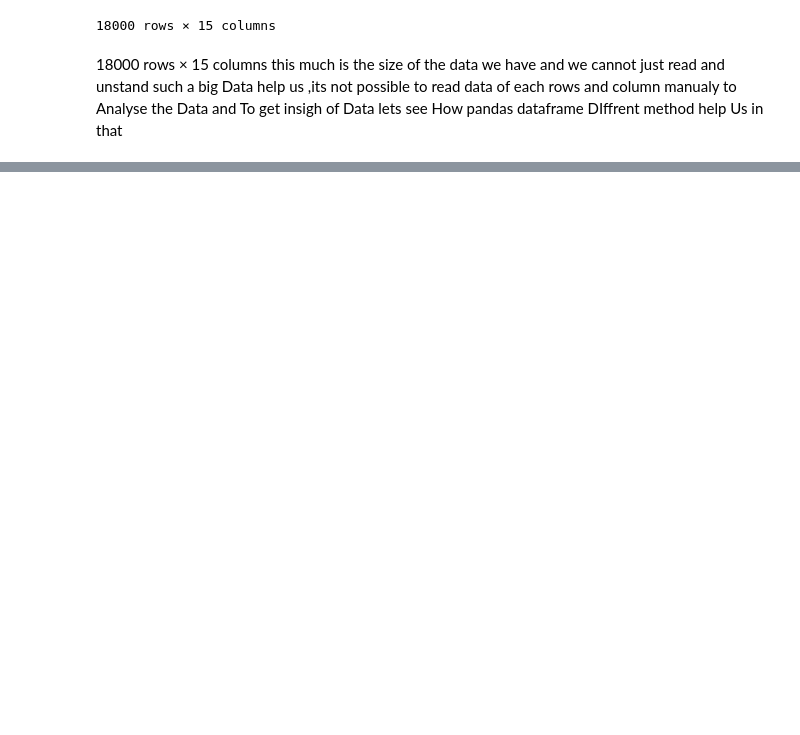
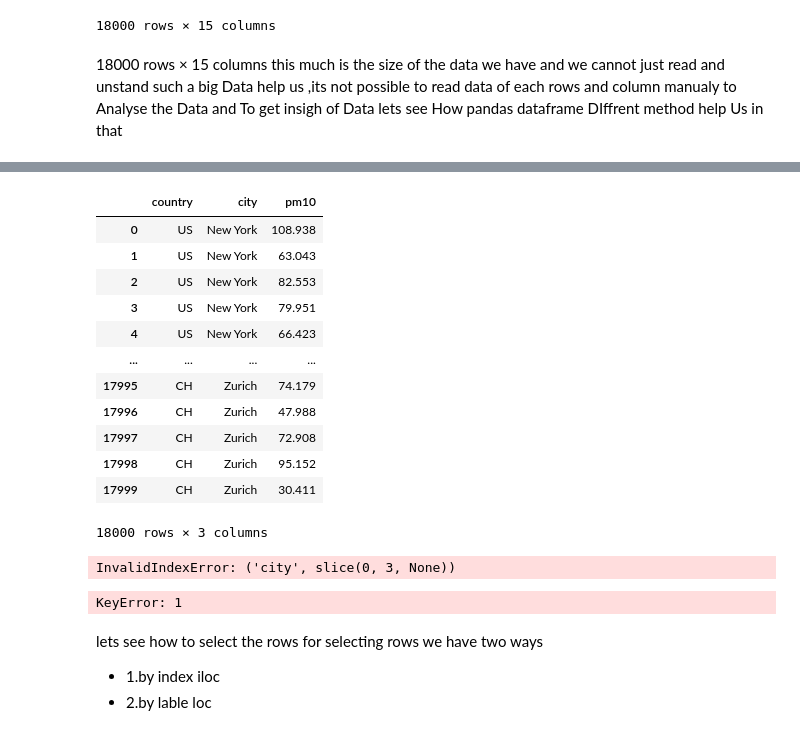
Before and after one commit to Ankitgujare/Ai-Ml-Payground, a Jupyter notebook: 02_Numpy_Pandas/StartingWithPandas/UseCSV&JSON/WorkingwithDataframe____03.ipynb, the cells around one changed output, grey strips where cells are left out. Saved outputs shown, nothing was run; the diff lists cells and outputs as text; code cells hidden in the pictures; blank space fills up the shorter version.

```diff
--- a/02_Numpy_Pandas/StartingWithPandas/UseCSV&JSON/WorkingwithDataframe____03.ipynb
+++ b/02_Numpy_Pandas/StartingWithPandas/UseCSV&JSON/WorkingwithDataframe____03.ipynb
@@ -28,3 +28,42 @@ df.head()
 | 2 | 2025-11-04 20:25:17.554219 | US | New York | 40.713 | -74.006 | 42.250 | 82.553 | 26.935 | 9.538 | 23.320 | ... |
 | 3 | 2025-11-04 21:25:17.554219 | US | New York | 40.713 | -74.006 | 30.403 | 79.951 | 63.536 | 7.609 | 31.369 | ... |
 | 4 | 2025-11-04 22:25:17.554219 | US | New York | 40.713 | -74.006 | 21.083 | 66.423 | 38.997 | 6.919 | 45.615 | ... |
+# %%
+#Selecting rows
+df["country"]
+df["city"]
+
+#we can pass the Multiple Columns
+#we have passed the list of Columns for Multiple Colms Values
+df[["country","city","pm10"]]
+# %% [output]
+|  | country | city | pm10 |
+| 0 | US | New York | 108.938 |
+| 1 | US | New York | 63.043 |
+| 2 | US | New York | 82.553 |
+| 3 | US | New York | 79.951 |
+| 4 | US | New York | 66.423 |
+| ... | ... | ... | ... |
+| 17995 | CH | Zurich | 74.179 |
+| 17996 | CH | Zurich | 47.988 |
+| 17997 | CH | Zurich | 72.908 |
+| 17998 | CH | Zurich | 95.152 |
+| 17999 | CH | Zurich | 30.411 |
+18000 rows × 3 columns
+# %%
+df["city"]
+df["city",0:3]
+#we cannot use am Indexes here
+# %% [output]
+InvalidIndexError: ('city', slice(0, 3, None))
+# %%
+#Try to access col bY index
+df[1]
+# %% [output]
+KeyError: 1
+# %% [markdown]
+lets see how to select the rows
+for selecting rows we have two ways
+
+- 1.by index  iloc
+- 2.by lable  loc
```
Also changed, not shown: parts of 17 cells of this notebook.
